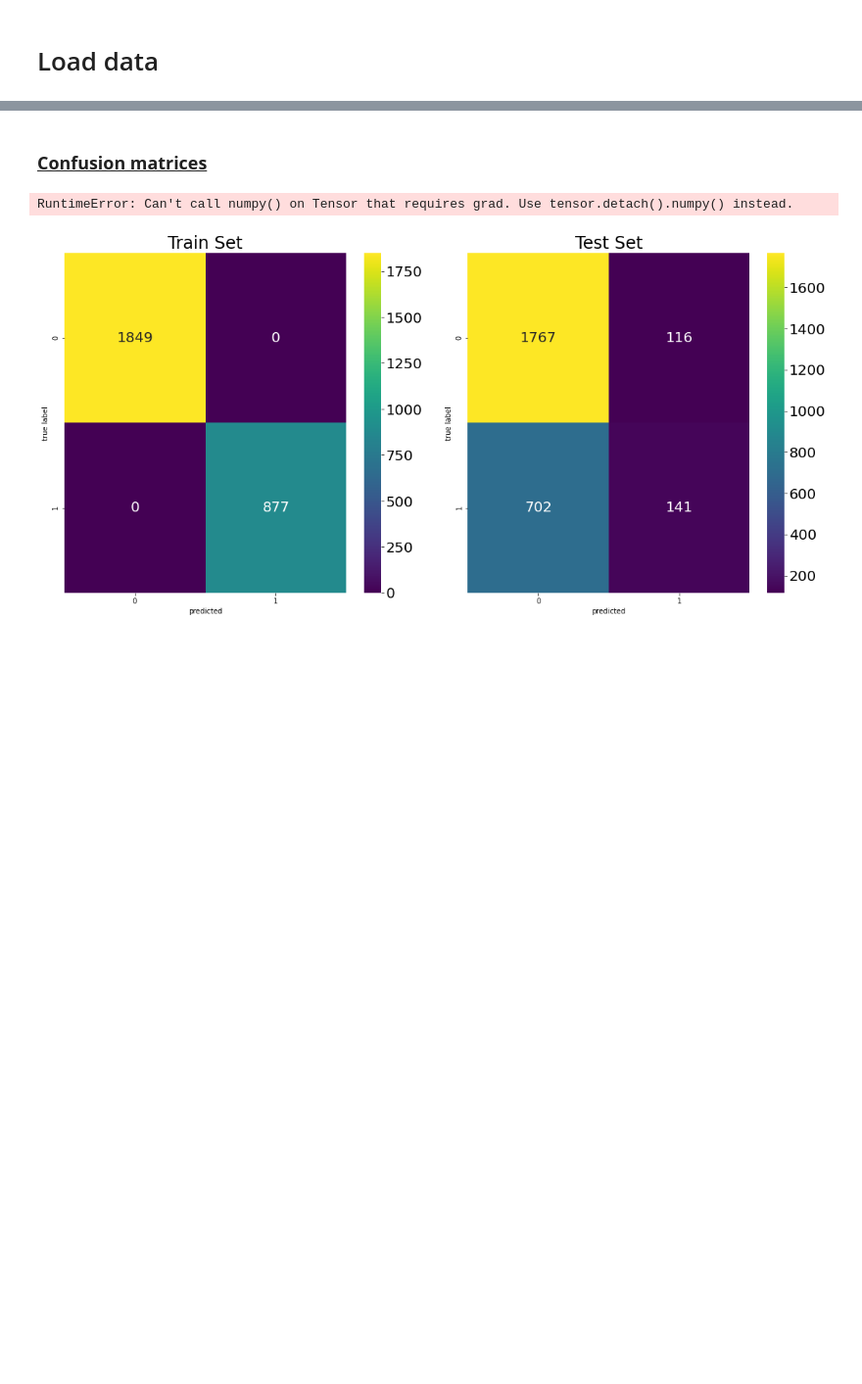
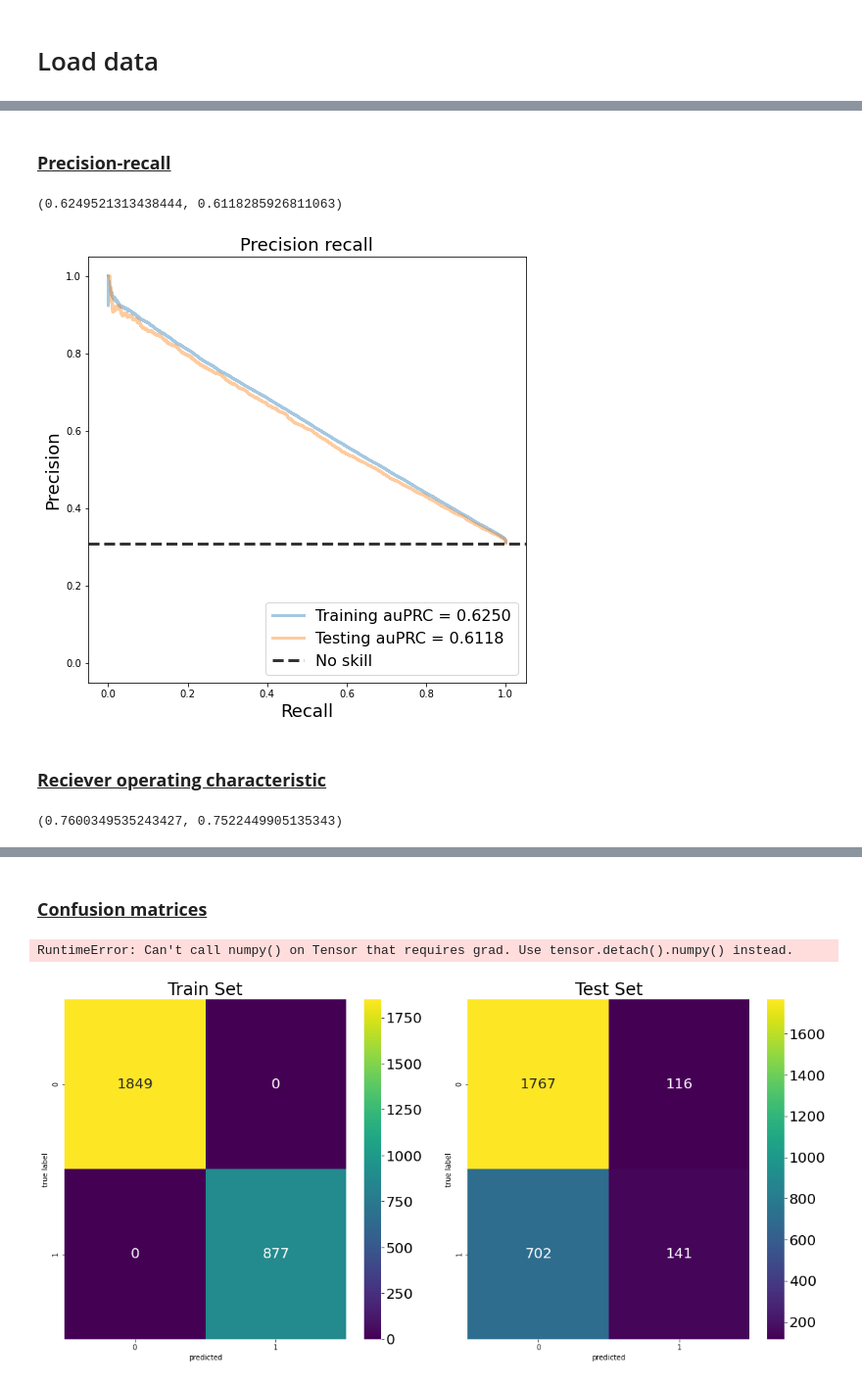
Before and after one commit to ML4GLand/EUGENe, a Jupyter notebook: NN/RNN_Classification.ipynb, the cells around one changed output, grey strips where cells are left out. Shown: that part at 98% size. Drawn from its saved outputs; the diff is of its cells as text; code cells hidden in the pictures; blank space fills up the shorter version.

```diff
--- a/NN/RNN_Classification.ipynb
+++ b/NN/RNN_Classification.ipynb
@@ -271,0 +310,2 @@ Loss
+# %% [markdown]
+### <u> **Precision-recall** </u>
@@ -271,0 +314,25 @@ Loss
+# %%
+precs_tr, recs_tr, threshs_tr = precision_recall_curve(y_true=y_train, probas_pred=y_tr_probs)
+avg_prec_tr = average_precision_score(y_true=y_train, y_score=y_tr_probs)
+# %%
+precs, recs, threshs = precision_recall_curve(y_true=y_test, probas_pred=y_probs)
+avg_prec = average_precision_score(y_true=y_test, y_score=y_probs)
+# %%
+avg_prec_tr, avg_prec
+# %% [output]
+(0.6249521313438444, 0.6118285926811063)
+# %%
+fig, ax = plt.subplots(1,1, figsize=(8,8))
+ax.step(recs_tr, precs_tr, where='post', lw=3, alpha=0.4, label='Training auPRC = %0.4f' % (avg_prec_tr))
+ax.step(recs, precs, where='post', lw=3, alpha=0.4, label='Testing auPRC = %0.4f' % (avg_prec))
+ax.axhline(len(y_test[y_test==1])/len(y_test), linestyle='--', lw=3, color='k', label='No skill', alpha=.8)
+ax.set_xlim([-0.05, 1.05])
+ax.set_ylim([-0.05, 1.05])
+ax.set_xlabel('Recall', fontsize=18)
+ax.set_ylabel('Precision', fontsize=18)
+ax.set_title('Precision recall', fontsize=18)
+ax.legend(loc="lower right", fontsize=16);
+# %% [output]
+[figure, added]
+# %% [markdown]
+### <u> **Reciever operating characteristic** </u>
@@ -271,0 +347,4 @@ Loss
+# %%
+roc_auc_tr, roc_auc
+# %% [output]
+(0.7600349535243427, 0.7522449905135343)
```
Also changed, not shown: parts of 68 cells of this notebook, 11 other files.
